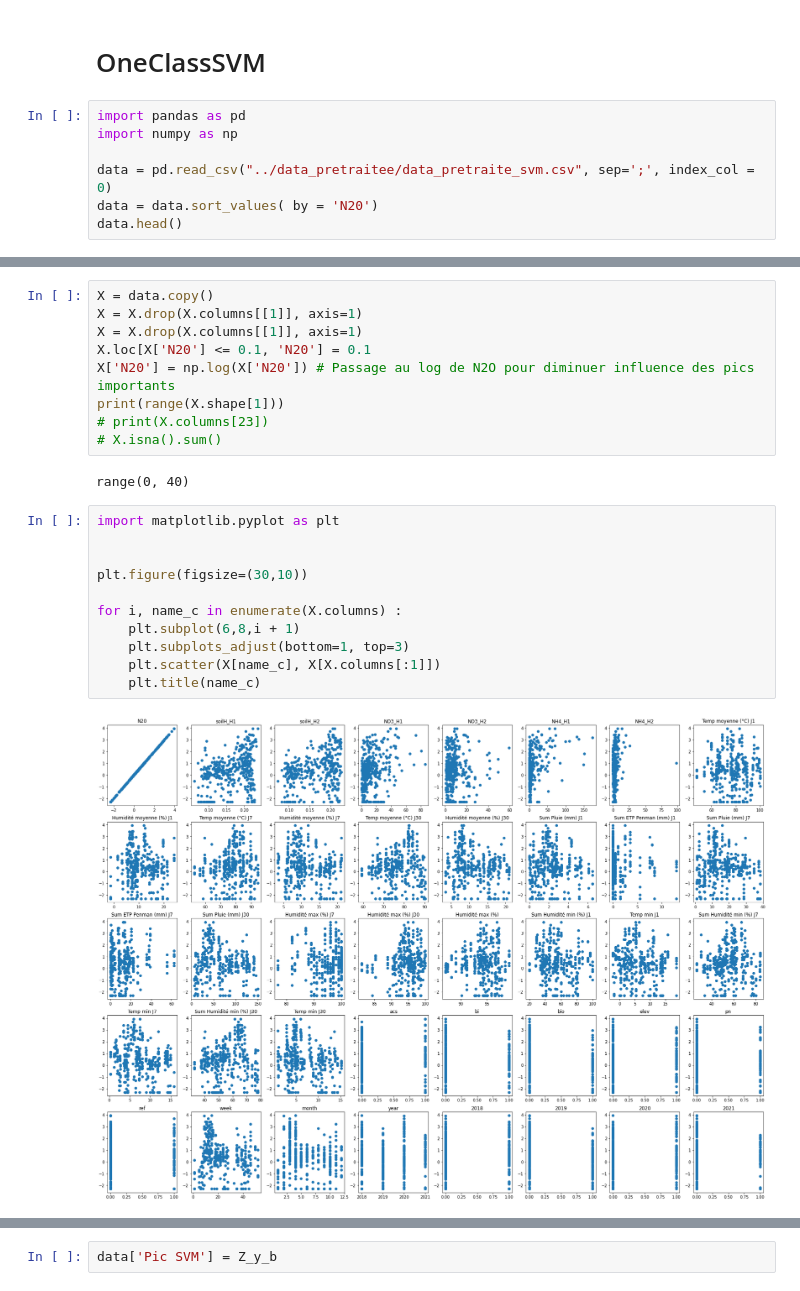
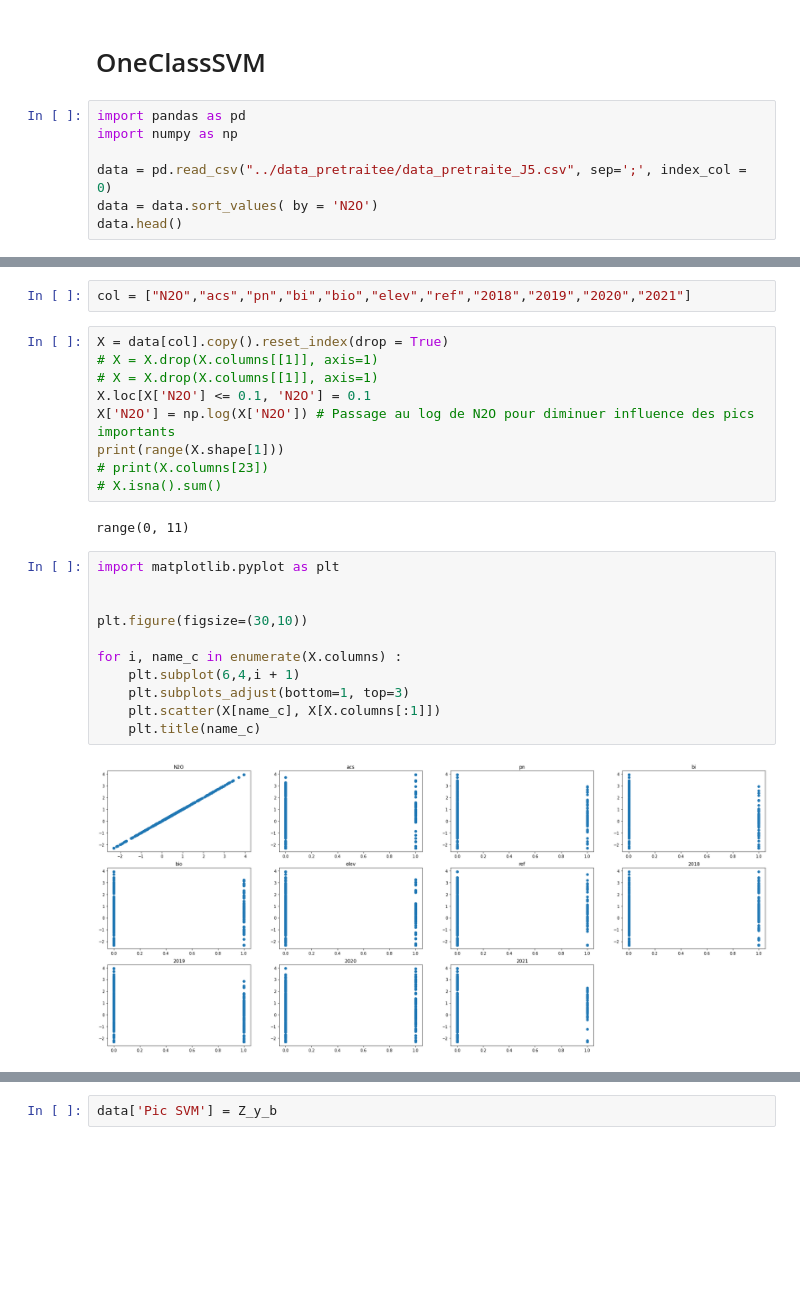
Before and after one commit to drylse/fil_rouge, a Jupyter notebook: analyse_pics/OneClassSVM.ipynb, the cells around one changed output, grey strips where cells are left out. Saved outputs shown, nothing was run; the diff lists cells and outputs as text; blank space fills up the shorter version.

Commit message:
Code Review pretraitement + changed analyse_pics nb

```diff
--- a/analyse_pics/OneClassSVM.ipynb
+++ b/analyse_pics/OneClassSVM.ipynb
@@ -4,7 +4,7 @@
 import pandas as pd
 import numpy as np
 
-data = pd.read_csv("../data_pretraitee/data_pretraite_svm.csv", sep=';', index_col = 0)
-data = data.sort_values( by = 'N20')
+data = pd.read_csv("../data_pretraitee/data_pretraite_J5.csv", sep=';', index_col = 0)
+data = data.sort_values( by = 'N2O')
 data.head()
 # %% [output]
@@ -18,24 +18,26 @@ data.head()
+# %%
+col = ["N2O","acs","pn","bi","bio","elev","ref","2018","2019","2020","2021"]
 # %%
-X = data.copy()
-X = X.drop(X.columns[[1]], axis=1)
-X = X.drop(X.columns[[1]], axis=1)
-X.loc[X['N20'] <= 0.1, 'N20'] = 0.1
-X['N20'] = np.log(X['N20']) # Passage au log de N2O pour diminuer influence des pics importants
+X = data[col].copy().reset_index(drop = True)
+# X = X.drop(X.columns[[1]], axis=1)
+# X = X.drop(X.columns[[1]], axis=1)
+X.loc[X['N2O'] <= 0.1, 'N2O'] = 0.1
+X['N2O'] = np.log(X['N2O']) # Passage au log de N2O pour diminuer influence des pics importants
 print(range(X.shape[1]))
 # print(X.columns[23])
 # X.isna().sum()
 # %% [output]
-range(0, 40)
+range(0, 11)
 # %%
 import matplotlib.pyplot as plt
 
 
 plt.figure(figsize=(30,10))
 
 for i, name_c in enumerate(X.columns) :
-    plt.subplot(6,8,i + 1)
+    plt.subplot(6,4,i + 1)
     plt.subplots_adjust(bottom=1, top=3)
     plt.scatter(X[name_c], X[X.columns[:1]])
     plt.title(name_c)
 # %% [output]
-[figure, old version]
+[figure, new version]
```
Also changed, not shown: parts of 6 cells of this notebook, 4 other files.
